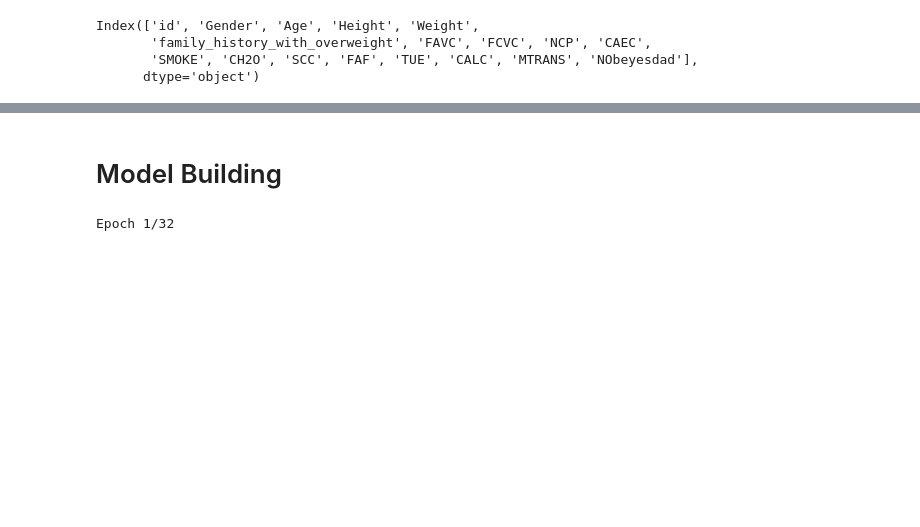
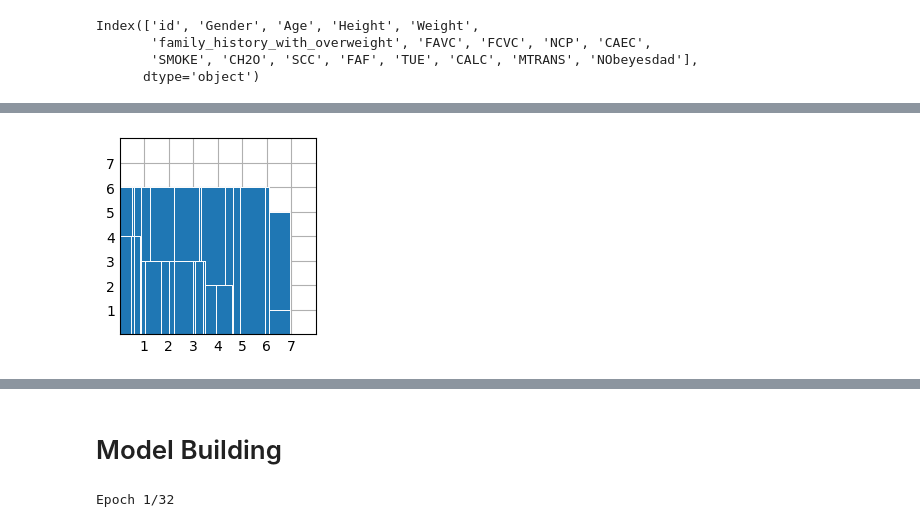
Before and after one commit to dheerajraina/kaggle-Competitions, a Jupyter notebook: one/multiclass_prediction_of_obesity_risk.ipynb, the cells around one changed output, grey strips where cells are left out. Saved outputs shown, nothing was run; the diff lists cells and outputs as text; code cells hidden in the pictures; blank space fills up the shorter version.

```diff
--- a/one/multiclass_prediction_of_obesity_risk.ipynb
+++ b/one/multiclass_prediction_of_obesity_risk.ipynb
@@ -87,3 +92,12 @@ encoded_df_train.head()
+# %%
+plt.style.use('_mpl-gallery')
+fig,ax=plt.subplots()
+
+ax.bar(encoded_df_train['Age'],encoded_df_train['NObeyesdad'],width=1,edgecolor='white',linewidth=0.7)
+
+plt.show()
+# %% [output]
+[figure, added]
 # %%
 # Extracting (feature) X and (result) y variable from training set
 
```
Also changed, not shown: parts of 15 cells of this notebook, 7 other files.
